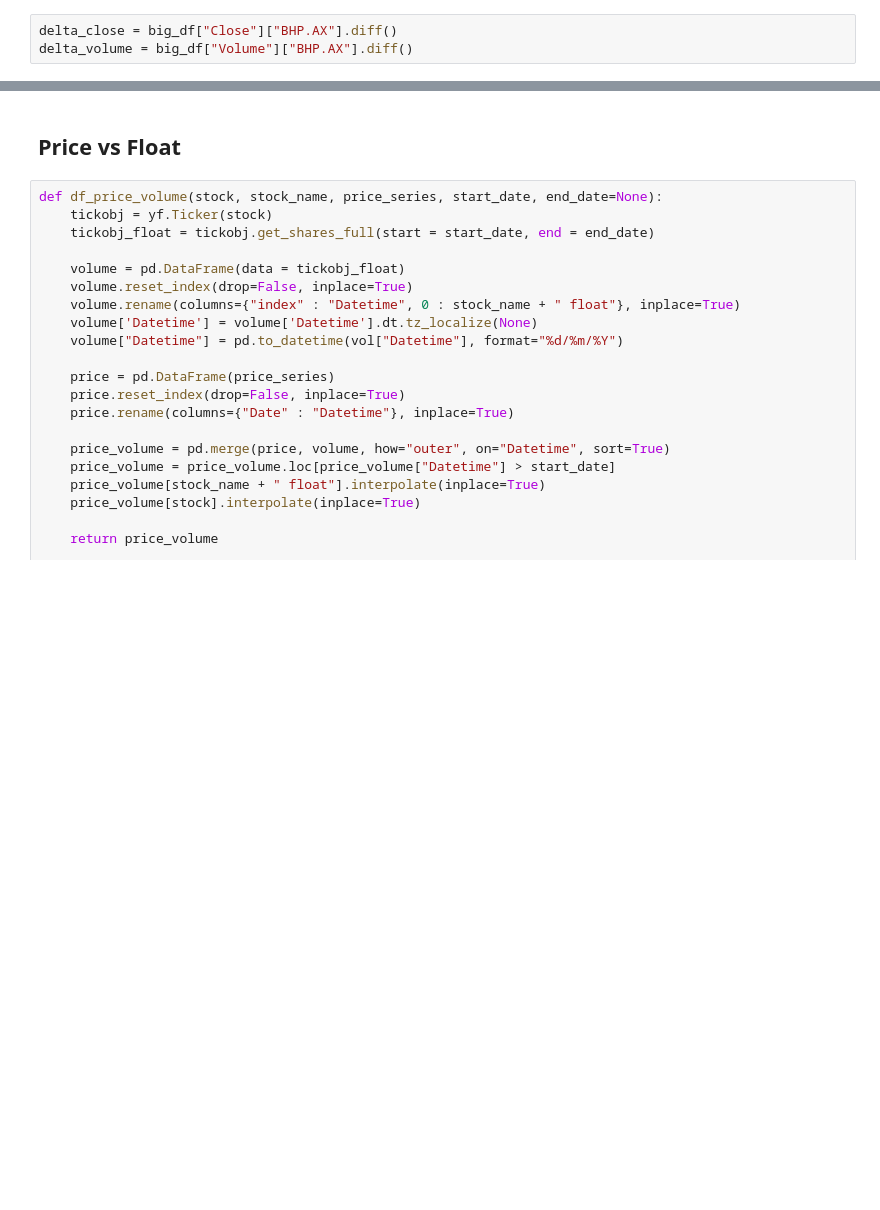
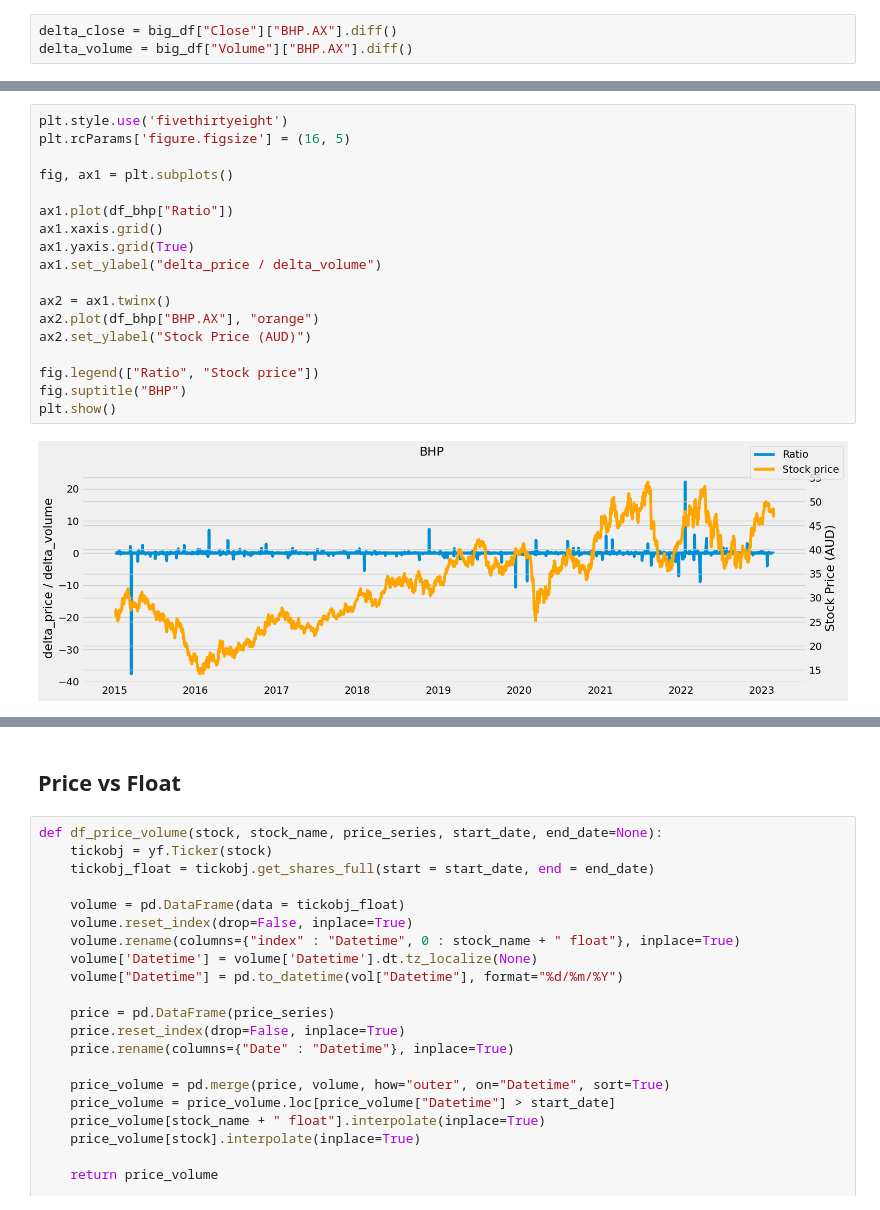
Before and after one commit to ShaunBrentnall/Market-Analysis, a Jupyter notebook: correlation.ipynb, the cells around one changed output, grey strips where cells are left out. Saved outputs shown, nothing was run; the diff lists cells and outputs as text; blank space fills up the shorter version.

```diff
--- a/correlation.ipynb
+++ b/correlation.ipynb
@@ -644,0 +712,20 @@ delta_volume = big_df["Volume"]["BHP.AX"].diff()
+# %%
+plt.style.use('fivethirtyeight')
+plt.rcParams['figure.figsize'] = (16, 5)
+
+fig, ax1 = plt.subplots()
+
+ax1.plot(df_bhp["Ratio"])
+ax1.xaxis.grid()
+ax1.yaxis.grid(True)
+ax1.set_ylabel("delta_price / delta_volume")
+
+ax2 = ax1.twinx()
+ax2.plot(df_bhp["BHP.AX"], "orange")
+ax2.set_ylabel("Stock Price (AUD)")
+
+fig.legend(["Ratio", "Stock price"])
+fig.suptitle("BHP")
+plt.show()
+# %% [output]
+[figure, added]
```
Also changed, not shown: parts of 10 cells of this notebook, 5 other files.
